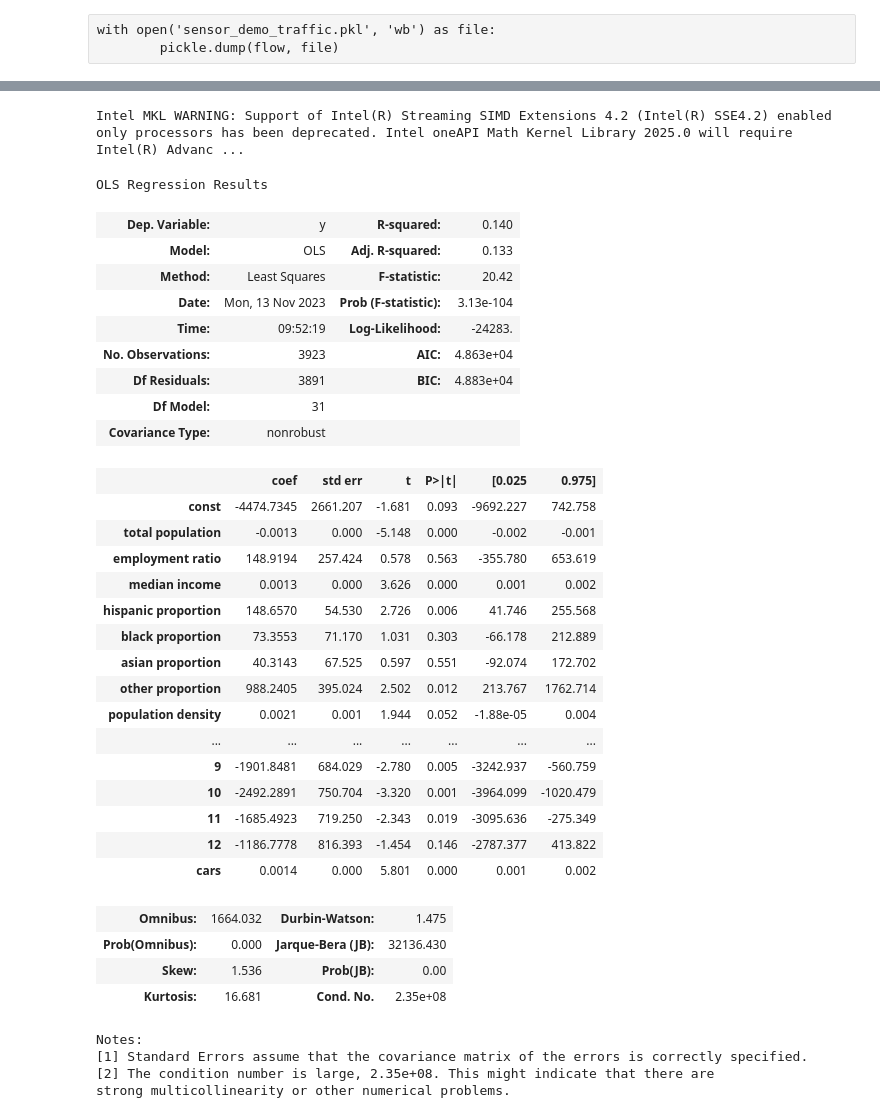
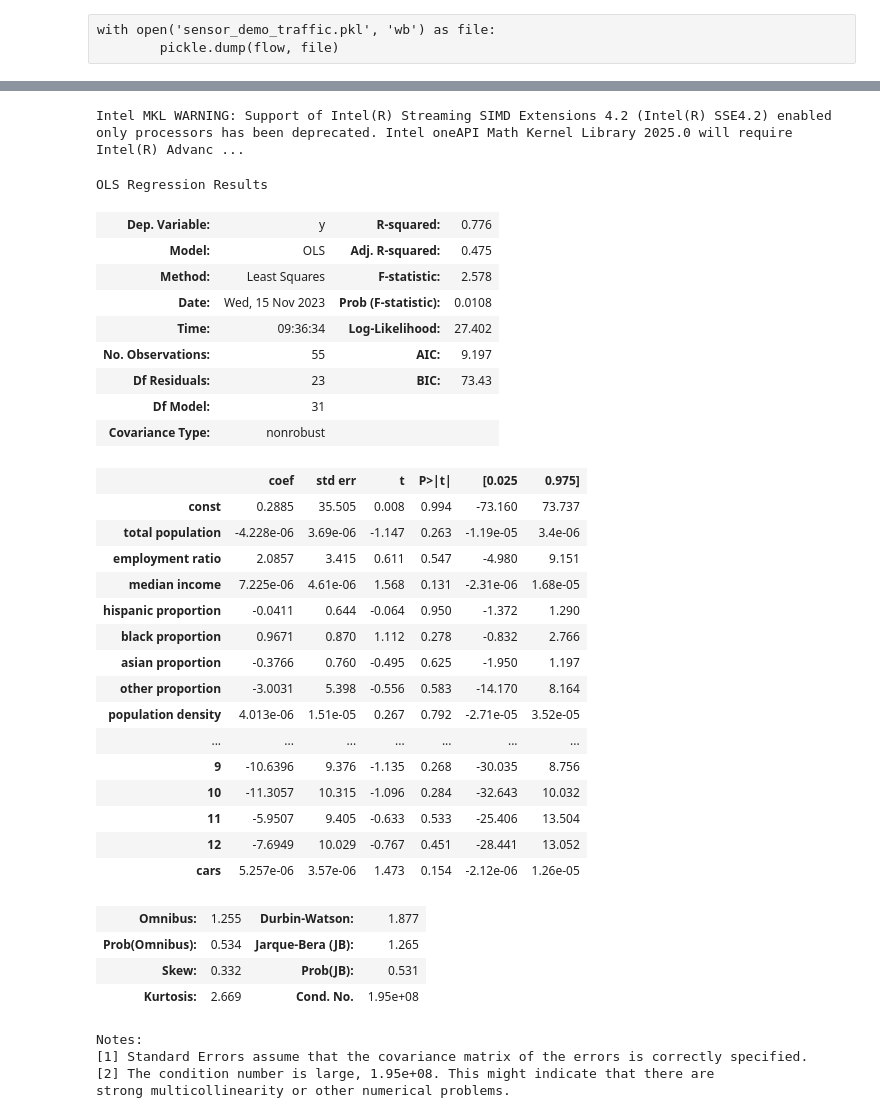
Before and after one commit to suyanpengzhang/Traffic-Analysis, a Jupyter notebook: Regression Sensors.ipynb, the cells around one changed output, grey strips where cells are left out. Cells and saved outputs as stored; diff of their text form; code cells hidden in the pictures.

```diff
--- a/Regression Sensors.ipynb
+++ b/Regression Sensors.ipynb
@@ -35,6 +32,25 @@ flow
 | 9291 | 9314-S | 165.185528 | 154.743735 | 333.708643 | 370.404706 | 91311 | 41811.0 | 12054.0 | 18321.0 | ... |
 | 9292 | 9314-W | 8.191875 | 6.724798 | 14.439062 | 15.516143 | 91311 | 41811.0 | 12054.0 | 18321.0 | ... |
 3923 rows × 50 columns
+# %%
+percentage_change_05 = [(flow['2022_05'][i]-flow['2020_05'][i])/flow['2020_05'][i] for i in flow.index]
+percentage_change_05 = pd.Series(percentage_change_05,index = flow.index)
+flow['percentage_change_05']=percentage_change_05
+percentage_change_06 = [(flow['2022_06'][i]-flow['2020_06'][i])/flow['2020_06'][i] for i in flow.index]
+percentage_change_06 = pd.Series(percentage_change_06,index = flow.index)
+flow['percentage_change_06']=percentage_change_06
+flow = flow[flow['percentage_change_06']<=3]
+flow = flow[flow['percentage_change_05']<=3]
+average_percentage_change = [(flow['percentage_change_06'][i]+flow['percentage_change_05'][i])/2 for i in flow.index]
+average_percentage_change = pd.Series(average_percentage_change,index = flow.index)
+flow['average_percentage_change']=average_percentage_change
+# %%
+modified_flow = flow.drop('sensorid', axis=1)
+
+grouped = modified_flow.groupby(['zip'])
+results = grouped.mean()
+# %%
+flow = results
 # %% [raw]
 cols = [i for i in range(9,51)]
 cols.append(55)
@@ -150,66 +166,66 @@ data1car = [i for i in flow['num_cars']]
 
 
 
-data1traffic = np.array([i for i in flow['diffindiff']])
+data1traffic = np.array([i for i in flow['average_percentage_change']])
 
 train = np.array([data1p,data1e,data1i,data1w,data1b,data1a,data1h,data1d,data1di,
                   data1c1,data1c2,data1c3,data1c4,data1c5,data1c6,
                   data1cl1,data1cl2,data1cl3,
                  data1i1,data1i2,data1i3,data1i4,data1i5,data1i6,data1i7,data1i8,data1i9,data1i10,data1i11,data1i12,data1car]).T
 
 train = sm.add_constant(train)
 lr1 = sm.OLS(data1traffic ,train).fit()
 
 lr1.summary(xname=['const','total population', 'employment ratio','median income', 'hispanic proportion', 'black proportion', 'asian proportion', 'other proportion','population density','diverse index','drove alone','carpool','public','walked','at home','time','private wage','government','self','1','2','3','4','5','6','7','8','9','10','11','12','cars'])
 
 #1:Agriculture, forestry, fishing and hunting, and mining
 #2:Construction
 #3:Manufacturing
 #4:Wholesale trade
 #5:Retail trade
 #6:Transportation and warehousing, and utilities
 #7:Information
 #8:Finance and insurance, and real estate and rental and leasing
 #9:Professional, scientific, and management, and administrative and waste management services
 #10:Educational services, and health care and social assistance
 #11:Arts, entertainment, and recreation, and accommodation and food services
 #12:Other services, except public administration
 #13:Public administration
 # %% [output]
 Intel MKL WARNING: Support of Intel(R) Streaming SIMD Extensions 4.2 (Intel(R) SSE4.2) enabled only processors has been deprecated. Intel oneAPI Math Kernel Library 2025.0 will require Intel(R) Advanc ...
 OLS Regression Results
-| Dep. Variable: | y | R-squared: | 0.140 |
-| Model: | OLS | Adj. R-squared: | 0.133 |
-| Method: | Least Squares | F-statistic: | 20.42 |
-| Date: | Mon, 13 Nov 2023 | Prob (F-statistic): | 3.13e-104 |
-| Time: | 09:52:19 | Log-Likelihood: | -24283. |
-| No. Observations: | 3923 | AIC: | 4.863e+04 |
-| Df Residuals: | 3891 | BIC: | 4.883e+04 |
+| Dep. Variable: | y | R-squared: | 0.776 |
+| Model: | OLS | Adj. R-squared: | 0.475 |
+| Method: | Least Squares | F-statistic: | 2.578 |
+| Date: | Wed, 15 Nov 2023 | Prob (F-statistic): | 0.0108 |
+| Time: | 09:36:34 | Log-Likelihood: | 27.402 |
+| No. Observations: | 55 | AIC: | 9.197 |
+| Df Residuals: | 23 | BIC: | 73.43 |
 | Df Model: | 31 |  |  |
 | Covariance Type: | nonrobust |  |  |
 |  | coef | std err | t | P>|t| | [0.025 | 0.975] |
-| const | -4474.7345 | 2661.207 | -1.681 | 0.093 | -9692.227 | 742.758 |
-| total population | -0.0013 | 0.000 | -5.148 | 0.000 | -0.002 | -0.001 |
-| employment ratio | 148.9194 | 257.424 | 0.578 | 0.563 | -355.780 | 653.619 |
-| median income | 0.0013 | 0.000 | 3.626 | 0.000 | 0.001 | 0.002 |
-| hispanic proportion | 148.6570 | 54.530 | 2.726 | 0.006 | 41.746 | 255.568 |
-| black proportion | 73.3553 | 71.170 | 1.031 | 0.303 | -66.178 | 212.889 |
-| asian proportion | 40.3143 | 67.525 | 0.597 | 0.551 | -92.074 | 172.702 |
-| other proportion | 988.2405 | 395.024 | 2.502 | 0.012 | 213.767 | 1762.714 |
-| population density | 0.0021 | 0.001 | 1.944 | 0.052 | -1.88e-05 | 0.004 |
+| const | 0.2885 | 35.505 | 0.008 | 0.994 | -73.160 | 73.737 |
+| total population | -4.228e-06 | 3.69e-06 | -1.147 | 0.263 | -1.19e-05 | 3.4e-06 |
+| employment ratio | 2.0857 | 3.415 | 0.611 | 0.547 | -4.980 | 9.151 |
+| median income | 7.225e-06 | 4.61e-06 | 1.568 | 0.131 | -2.31e-06 | 1.68e-05 |
+| hispanic proportion | -0.0411 | 0.644 | -0.064 | 0.950 | -1.372 | 1.290 |
+| black proportion | 0.9671 | 0.870 | 1.112 | 0.278 | -0.832 | 2.766 |
+| asian proportion | -0.3766 | 0.760 | -0.495 | 0.625 | -1.950 | 1.197 |
+| other proportion | -3.0031 | 5.398 | -0.556 | 0.583 | -14.170 | 8.164 |
+| population density | 4.013e-06 | 1.51e-05 | 0.267 | 0.792 | -2.71e-05 | 3.52e-05 |
 | ... | ... | ... | ... | ... | ... | ... |
-| 9 | -1901.8481 | 684.029 | -2.780 | 0.005 | -3242.937 | -560.759 |
-| 10 | -2492.2891 | 750.704 | -3.320 | 0.001 | -3964.099 | -1020.479 |
-| 11 | -1685.4923 | 719.250 | -2.343 | 0.019 | -3095.636 | -275.349 |
-| 12 | -1186.7778 | 816.393 | -1.454 | 0.146 | -2787.377 | 413.822 |
-| cars | 0.0014 | 0.000 | 5.801 | 0.000 | 0.001 | 0.002 |
+| 9 | -10.6396 | 9.376 | -1.135 | 0.268 | -30.035 | 8.756 |
+| 10 | -11.3057 | 10.315 | -1.096 | 0.284 | -32.643 | 10.032 |
+| 11 | -5.9507 | 9.405 | -0.633 | 0.533 | -25.406 | 13.504 |
+| 12 | -7.6949 | 10.029 | -0.767 | 0.451 | -28.441 | 13.052 |
+| cars | 5.257e-06 | 3.57e-06 | 1.473 | 0.154 | -2.12e-06 | 1.26e-05 |
-| Omnibus: | 1664.032 | Durbin-Watson: | 1.475 |
-| Prob(Omnibus): | 0.000 | Jarque-Bera (JB): | 32136.430 |
-| Skew: | 1.536 | Prob(JB): | 0.00 |
-| Kurtosis: | 16.681 | Cond. No. | 2.35e+08 |
+| Omnibus: | 1.255 | Durbin-Watson: | 1.877 |
+| Prob(Omnibus): | 0.534 | Jarque-Bera (JB): | 1.265 |
+| Skew: | 0.332 | Prob(JB): | 0.531 |
+| Kurtosis: | 2.669 | Cond. No. | 1.95e+08 |
 Notes:
 [1] Standard Errors assume that the covariance matrix of the errors is correctly specified.
-[2] The condition number is large, 2.35e+08. This might indicate that there are
+[2] The condition number is large, 1.95e+08. This might indicate that there are
 strong multicollinearity or other numerical problems.
 # %%
 data1p = [i for i in flow['total']]
```
Also changed, not shown: parts of 12 cells of this notebook.
